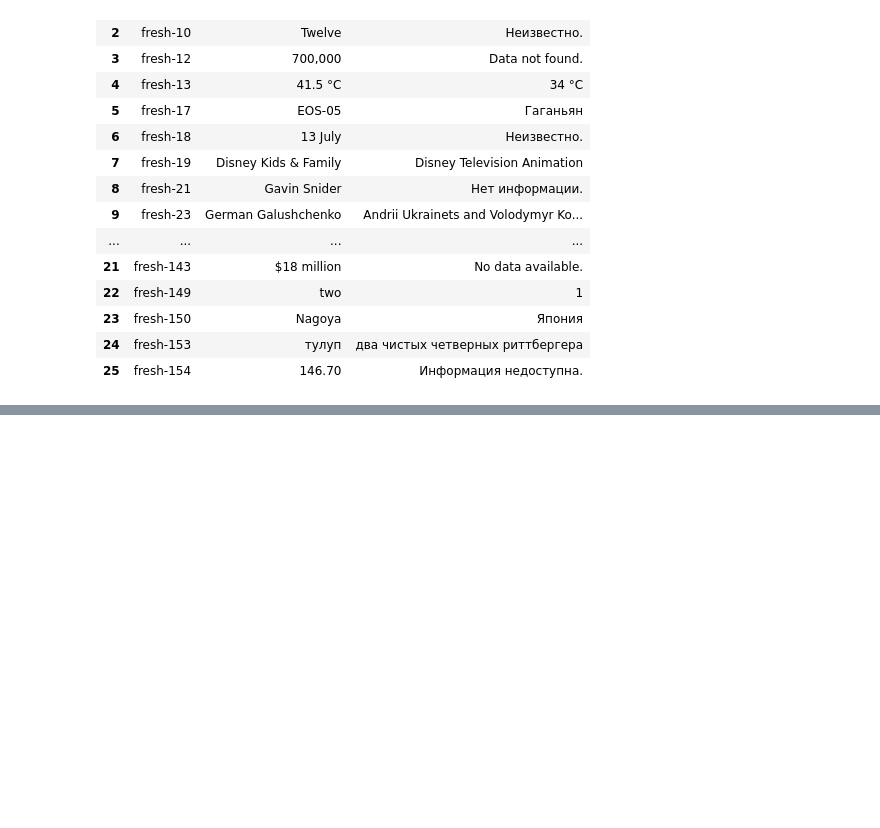
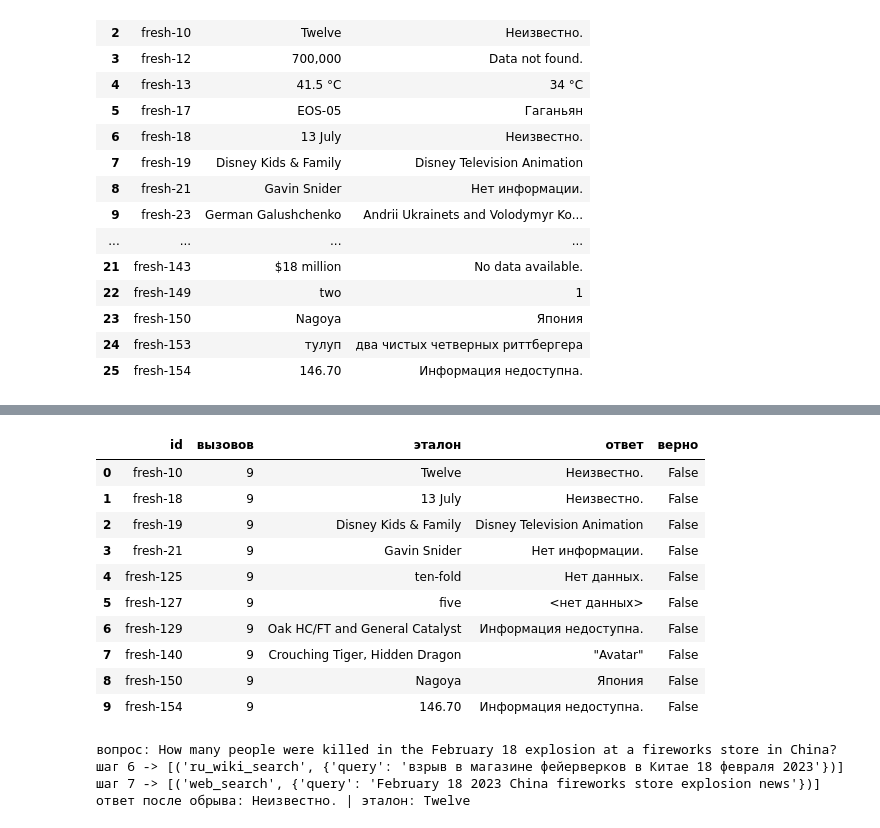
Before and after one commit to NorthMarshmallo/AI_Agent_events, a Jupyter notebook: notebooks/03_framework_patterns.ipynb, the cells around one changed output, grey strips where cells are left out. Saved outputs shown, nothing was run; the diff lists cells and outputs as text; code cells hidden in the pictures; blank space fills up the shorter version.

Commit message:
feat: stage 3 money cap with ModelCallLimitMiddleware

```diff
--- a/notebooks/03_framework_patterns.ipynb
+++ b/notebooks/03_framework_patterns.ipynb
@@ -586,0 +593,35 @@ wrong("s3-3-LangGraph + счётчик HTTP", n=30)
+# %%
+def capped(variant, model=CHEAP):
+    tag = key(variant, model)
+    calls = pd.Series([c["qid"] for c in CALLS if c["tag"] == tag]).value_counts()
+    return pd.DataFrame([{"id": r["id"], "вызовов": calls[r["id"]], "эталон": TASKS[r["id"]]["answer"],
+                          "ответ": final_answer(r["answer"])[:110], "верно": is_correct(TASKS[r["id"]], r["answer"])}
+                         for r in RESULTS[tag] if calls.get(r["id"], 0) == MAX_STEPS + 1])
+
+def last_steps(variant, qid, model=CHEAP, n=2):
+    messages = json.loads((TRACES / variant / model.split("/")[-1] / f"{qid}.json").read_text(encoding="utf-8"))["messages"]
+    asks = [m for m in messages if m.get("tool_calls")]
+    print("вопрос:", TASKS[qid]["question"])
+    for m in asks[-n:]:                                          # последние шаги, на которых модель ещё звала инструменты
+        print("шаг", asks.index(m) + 1, "->", [(c["name"], c["args"]) for c in m["tool_calls"]])
+    print("ответ после обрыва:", final_answer(messages[-1]["content"]), "| эталон:", TASKS[qid]["answer"])
+
+cap_table = capped("s3-3-LangGraph + счётчик HTTP")
+display(cap_table)
+last_steps("s3-3-LangGraph + счётчик HTTP", cap_table.iloc[0]["id"])
+# %% [output]
+|  | id | вызовов | эталон | ответ | верно |
+| 0 | fresh-10 | 9 | Twelve | Неизвестно. | False |
+| 1 | fresh-18 | 9 | 13 July | Неизвестно. | False |
+| 2 | fresh-19 | 9 | Disney Kids & Family | Disney Television Animation | False |
+| 3 | fresh-21 | 9 | Gavin Snider | Нет информации. | False |
+| 4 | fresh-125 | 9 | ten-fold | Нет данных. | False |
+| 5 | fresh-127 | 9 | five | <нет данных> | False |
+| 6 | fresh-129 | 9 | Oak HC/FT and General Catalyst | Информация недоступна. | False |
+| 7 | fresh-140 | 9 | Crouching Tiger, Hidden Dragon | "Avatar" | False |
+| 8 | fresh-150 | 9 | Nagoya | Япония | False |
+| 9 | fresh-154 | 9 | 146.70 | Информация недоступна. | False |
+вопрос: How many people were killed in the February 18 explosion at a fireworks store in China?
+шаг 6 -> [('ru_wiki_search', {'query': 'взрыв в магазине фейерверков в Китае 18 февраля 2023'})]
+шаг 7 -> [('web_search', {'query': 'February 18 2023 China fireworks store explosion news'})]
+ответ после обрыва: Неизвестно. | эталон: Twelve
```
Also changed, not shown: parts of 4 cells of this notebook, 1 other file.
